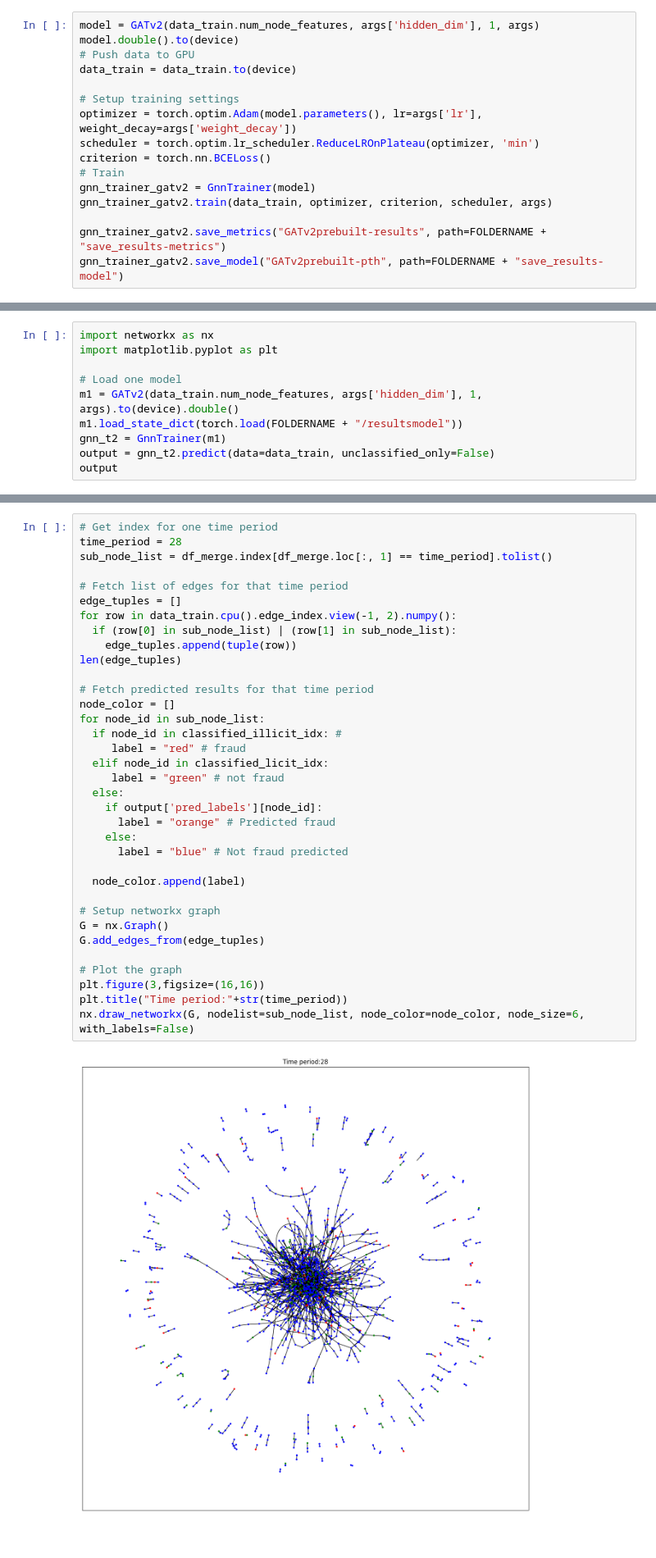
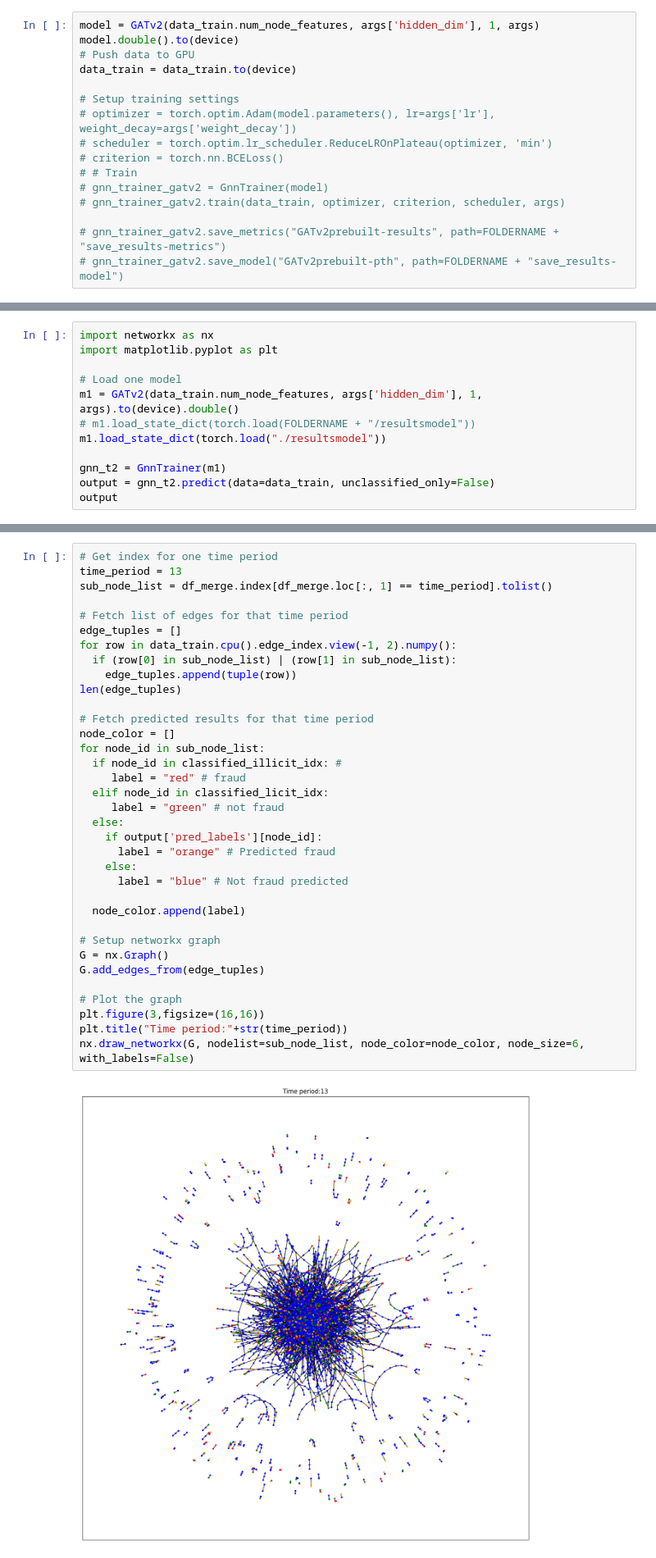
Before and after one commit to manascb1344/H2C_CodeCatalysts, a Jupyter notebook: ML/Untitled123.ipynb, the cells around one changed output, grey strips where cells are left out. Shown at 82% size. Cells and saved outputs as stored; diff of their text form.

```diff
--- a/ML/Untitled123.ipynb
+++ b/ML/Untitled123.ipynb
@@ -435,12 +435,12 @@ model.double().to(device)
 data_train = data_train.to(device)
 
 # Setup training settings
-optimizer = torch.optim.Adam(model.parameters(), lr=args['lr'], weight_decay=args['weight_decay'])
-scheduler = torch.optim.lr_scheduler.ReduceLROnPlateau(optimizer, 'min')
-criterion = torch.nn.BCELoss()
-# Train
-gnn_trainer_gatv2 = GnnTrainer(model)
-gnn_trainer_gatv2.train(data_train, optimizer, criterion, scheduler, args)
+# optimizer = torch.optim.Adam(model.parameters(), lr=args['lr'], weight_decay=args['weight_decay'])
+# scheduler = torch.optim.lr_scheduler.ReduceLROnPlateau(optimizer, 'min')
+# criterion = torch.nn.BCELoss()
+# # Train
+# gnn_trainer_gatv2 = GnnTrainer(model)
+# gnn_trainer_gatv2.train(data_train, optimizer, criterion, scheduler, args)
 
-gnn_trainer_gatv2.save_metrics("GATv2prebuilt-results", path=FOLDERNAME + "save_results-metrics")
-gnn_trainer_gatv2.save_model("GATv2prebuilt-pth", path=FOLDERNAME + "save_results-model")
+# gnn_trainer_gatv2.save_metrics("GATv2prebuilt-results", path=FOLDERNAME + "save_results-metrics")
+# gnn_trainer_gatv2.save_model("GATv2prebuilt-pth", path=FOLDERNAME + "save_results-model")
@@ -479,7 +458,9 @@ import matplotlib.pyplot as plt
 
 # Load one model
 m1 = GATv2(data_train.num_node_features, args['hidden_dim'], 1, args).to(device).double()
-m1.load_state_dict(torch.load(FOLDERNAME + "/resultsmodel"))
+# m1.load_state_dict(torch.load(FOLDERNAME + "/resultsmodel"))
+m1.load_state_dict(torch.load("./resultsmodel"))
+
 gnn_t2 = GnnTrainer(m1)
 output = gnn_t2.predict(data=data_train, unclassified_only=False)
 output
@@ -496,40 +475,40 @@ df_merge.to_csv("df_merge.csv")
 # %%
 # Get index for one time period
-time_period = 28
+time_period = 13
 sub_node_list = df_merge.index[df_merge.loc[:, 1] == time_period].tolist()
 
 # Fetch list of edges for that time period
 edge_tuples = []
 for row in data_train.cpu().edge_index.view(-1, 2).numpy():
   if (row[0] in sub_node_list) | (row[1] in sub_node_list):
     edge_tuples.append(tuple(row))
 len(edge_tuples)
 
 # Fetch predicted results for that time period
 node_color = []
 for node_id in sub_node_list:
   if node_id in classified_illicit_idx: #
      label = "red" # fraud
   elif node_id in classified_licit_idx:
      label = "green" # not fraud
   else:
     if output['pred_labels'][node_id]:
       label = "orange" # Predicted fraud
     else:
       label = "blue" # Not fraud predicted
 
   node_color.append(label)
 
 # Setup networkx graph
 G = nx.Graph()
 G.add_edges_from(edge_tuples)
 
 # Plot the graph
 plt.figure(3,figsize=(16,16))
 plt.title("Time period:"+str(time_period))
 nx.draw_networkx(G, nodelist=sub_node_list, node_color=node_color, node_size=6, with_labels=False)
 # %% [output]
-[figure, old version]
+[figure, new version]
 # %%
 plt.figure(3,figsize=(16,16))
 plt.title("Time period:"+str(time_period))
```
Also changed, not shown: parts of 5 cells of this notebook, 9 other files.
